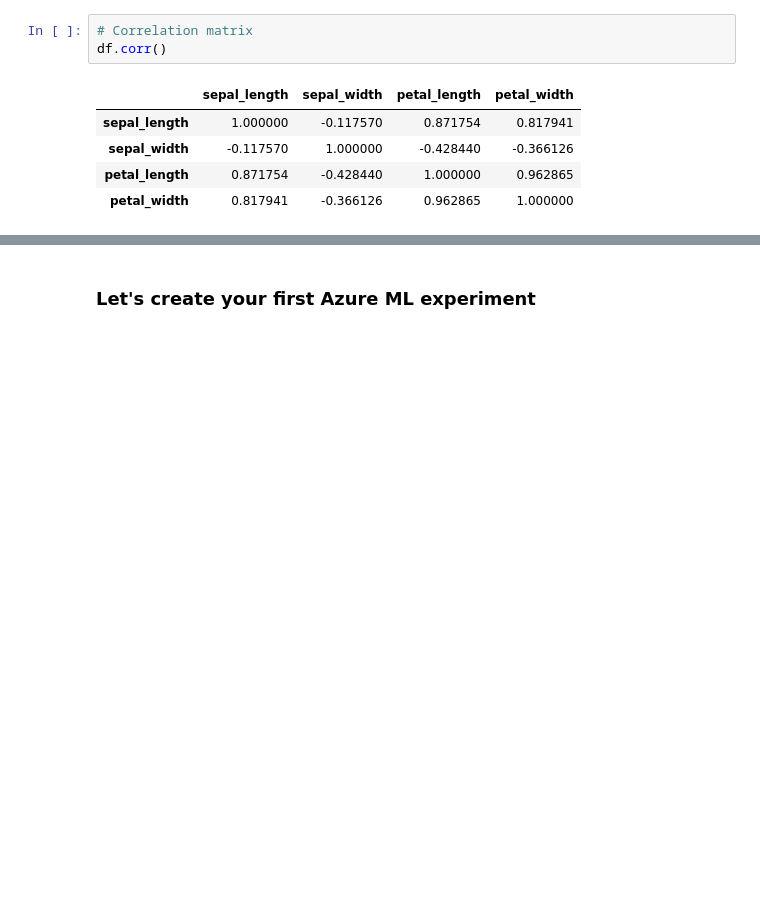
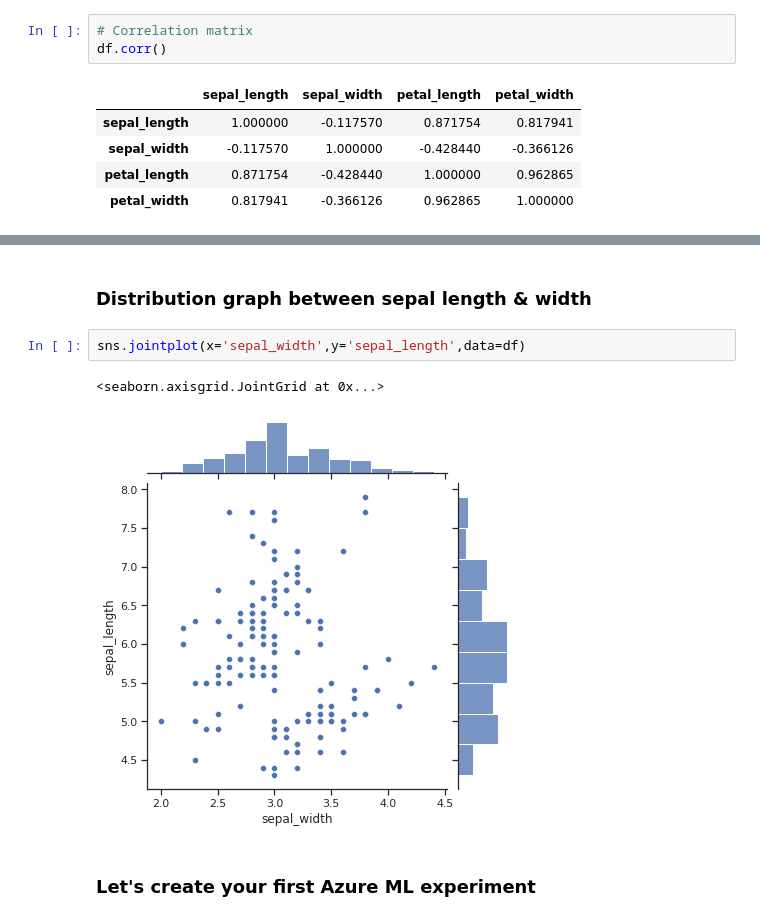
Before and after one commit to retkowsky/AMLlabs, a Jupyter notebook: Lab0 Settings.ipynb, the cells around one changed output, grey strips where cells are left out. Drawn from its saved outputs; the diff is of its cells as text; blank space fills up the shorter version.

```diff
--- a/Lab0 Settings.ipynb
+++ b/Lab0 Settings.ipynb
@@ -182,6 +170,13 @@ sns.pairplot(df, hue="species")
 # %% [output]
 <seaborn.axisgrid.PairGrid at 0x...>
 [figure]
+# %% [markdown]
+### Distribution graph between sepal length & width
+# %%
+sns.jointplot(x='sepal_width',y='sepal_length',data=df)
+# %% [output]
+<seaborn.axisgrid.JointGrid at 0x...>
+[figure, added]
 # %% [markdown]
 ### Let's create your first Azure ML experiment
 # %%
```
Also changed, not shown: parts of 8 cells of this notebook.
